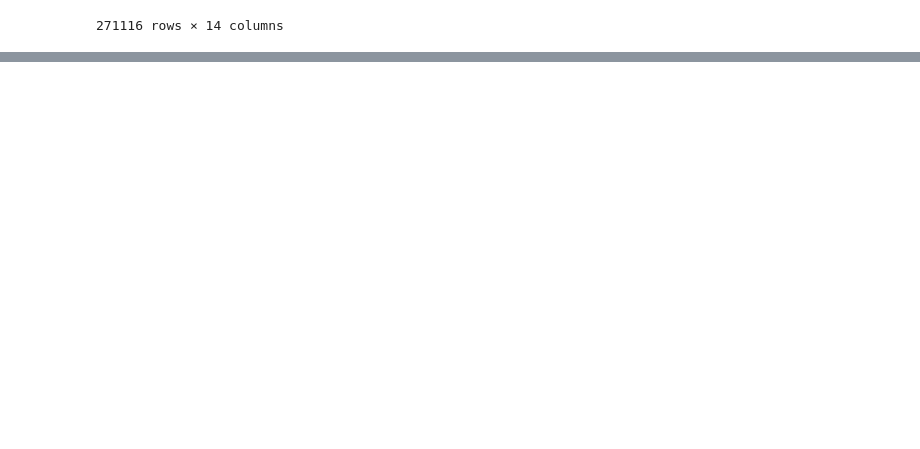
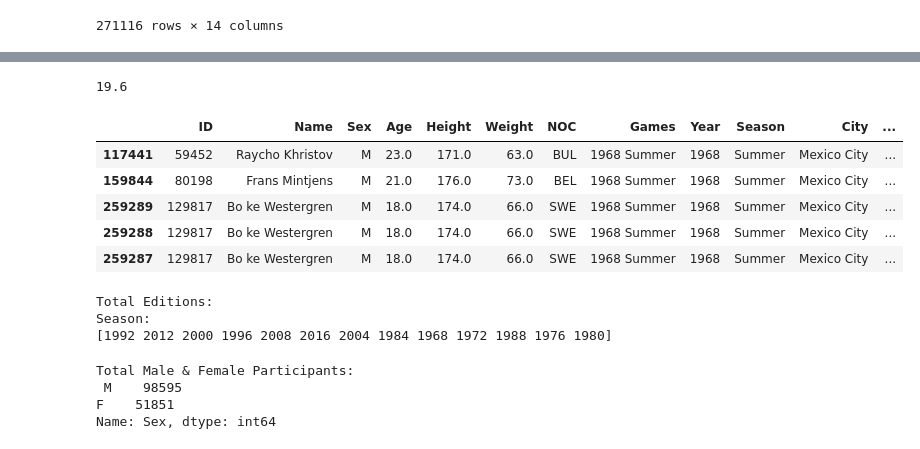
Before and after one commit to ColmRy/UCDPAColm-Ryan, a Jupyter notebook: MyProject.ipynb, the cells around one changed output, grey strips where cells are left out. Saved outputs shown, nothing was run; the diff lists cells and outputs as text; code cells hidden in the pictures; blank space fills up the shorter version.

```diff
--- a/MyProject.ipynb
+++ b/MyProject.ipynb
@@ -142,0 +203,32 @@ olympics_merge.set_index('ID')
+# %%
+# Sorting data by year from 1966 to 2016 and looking at mean age
+dataByYear= olympics_final.sort_values("Year")
+dataByYear.head()["Age"].mean()
+# %% [output]
+19.6
+# %%
+dataByYear.head()
+# %% [output]
+|  | ID | Name | Sex | Age | Height | Weight | NOC | Games | Year | Season | City | ... |
+| 117441 | 59452 | Raycho Khristov | M | 23.0 | 171.0 | 63.0 | BUL | 1968 Summer | 1968 | Summer | Mexico City | ... |
+| 159844 | 80198 | Frans Mintjens | M | 21.0 | 176.0 | 73.0 | BEL | 1968 Summer | 1968 | Summer | Mexico City | ... |
+| 259289 | 129817 | Bo ke Westergren | M | 18.0 | 174.0 | 66.0 | SWE | 1968 Summer | 1968 | Summer | Mexico City | ... |
+| 259288 | 129817 | Bo ke Westergren | M | 18.0 | 174.0 | 66.0 | SWE | 1968 Summer | 1968 | Summer | Mexico City | ... |
+| 259287 | 129817 | Bo ke Westergren | M | 18.0 | 174.0 | 66.0 | SWE | 1968 Summer | 1968 | Summer | Mexico City | ... |
+# %%
+# what years were the olypics in this period
+print("Total Editions:")
+print("Season:")
+print(olympics_final["Year"].unique())
+# %% [output]
+Total Editions:
+Season:
+[1992 2012 2000 1996 2008 2016 2004 1984 1968 1972 1988 1976 1980]
+# %%
+# looking at breakdown of athletees m and f
+print("Total Male & Female Participants:\n",olympics_final["Sex"].value_counts())
+# %% [output]
+Total Male & Female Participants:
+ M    98595
+F    51851
+Name: Sex, dtype: int64
```
Also changed, not shown: parts of 5 cells of this notebook.
